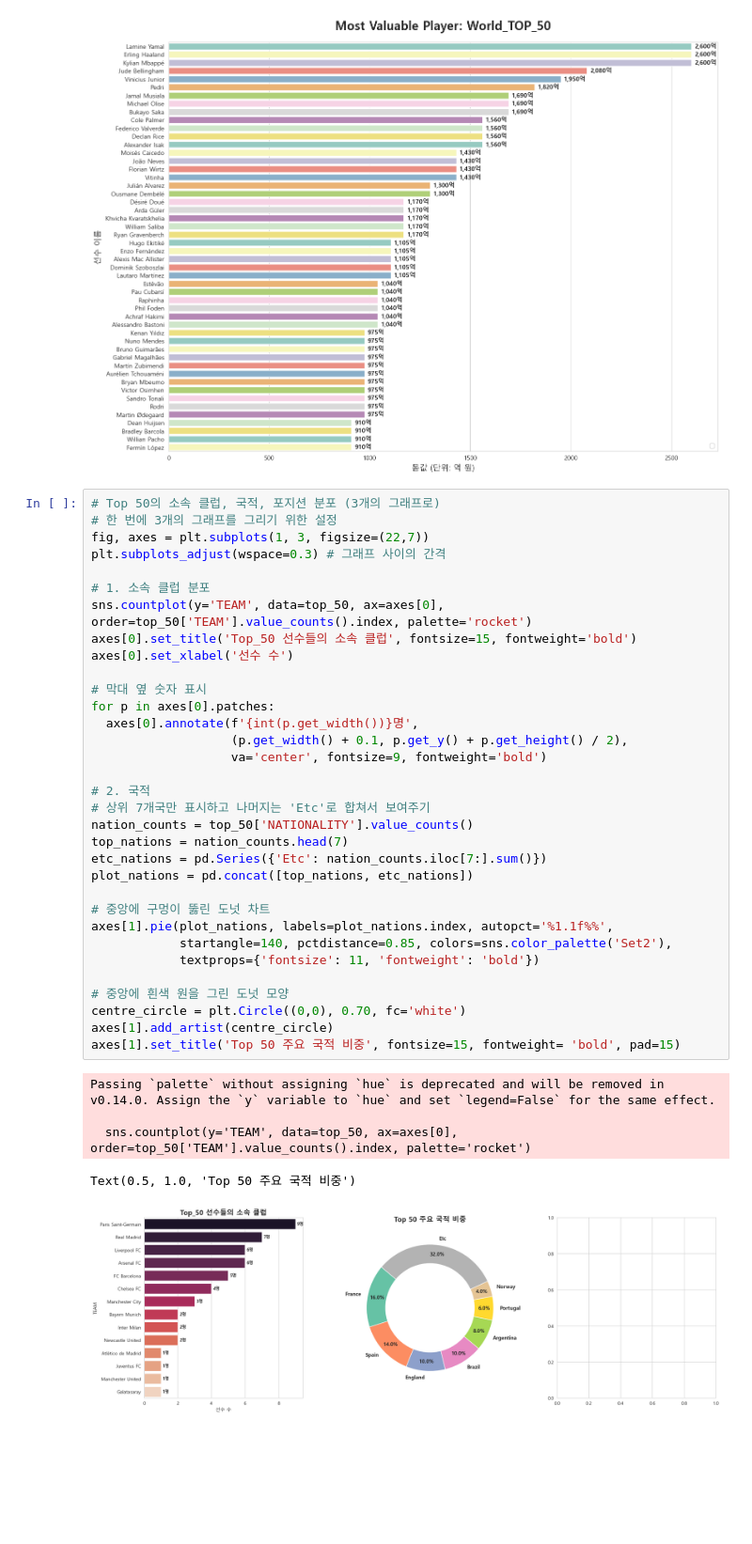
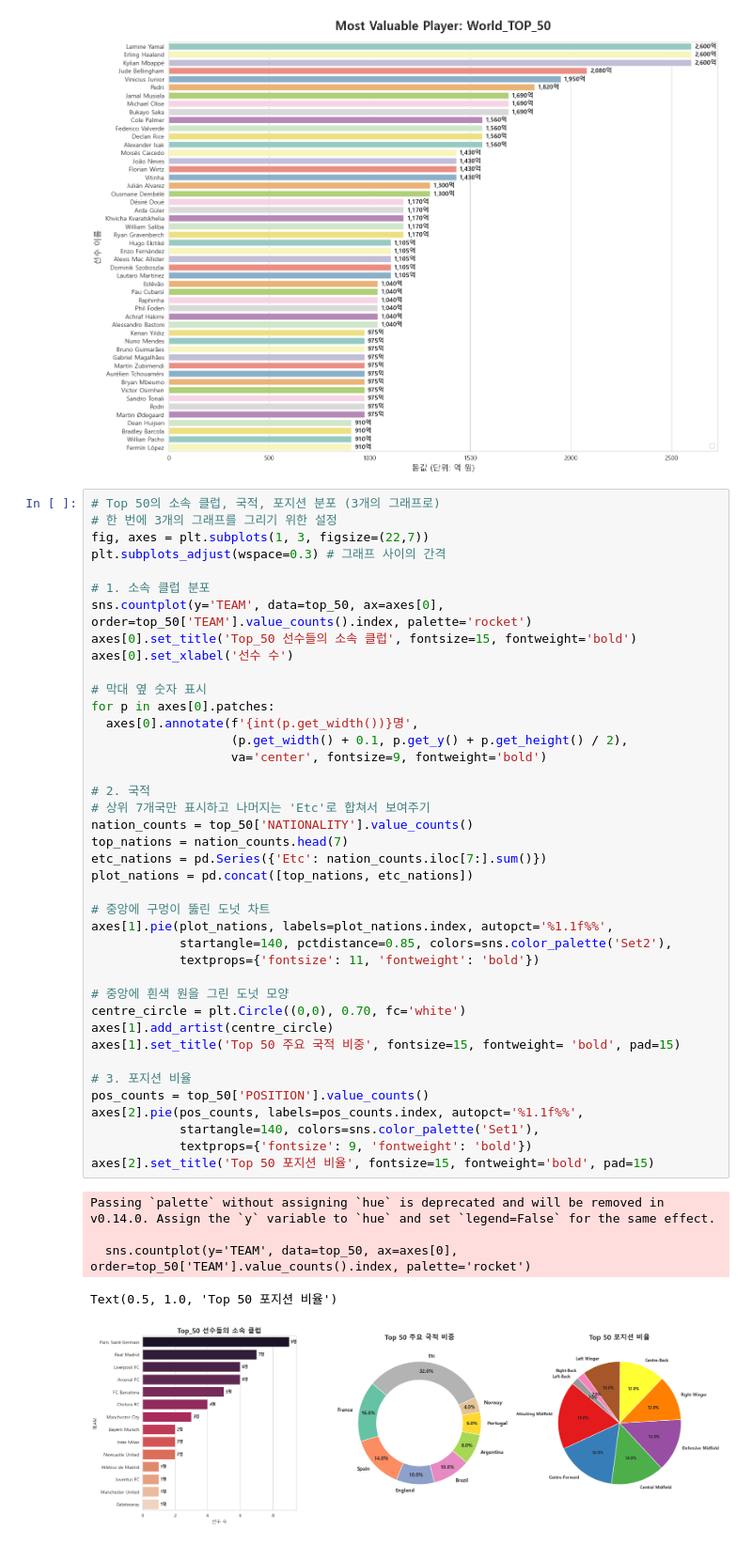
Before and after one commit to 0jyyyyy/Soccer_Lens, a Jupyter notebook: Transfermarkt-Value-Analysis(TVA)/World/world_tva_dashboard.ipynb, the cells around one changed output. Shown at 94% size. Drawn from its saved outputs; the diff is of its cells as text; blank space fills up the shorter version.

```diff
--- a/Transfermarkt-Value-Analysis(TVA)/World/world_tva_dashboard.ipynb
+++ b/Transfermarkt-Value-Analysis(TVA)/World/world_tva_dashboard.ipynb
@@ -99,32 +99,39 @@ plt.subplots_adjust(wspace=0.3) # 그래프 사이의 간격
 sns.countplot(y='TEAM', data=top_50, ax=axes[0], order=top_50['TEAM'].value_counts().index, palette='rocket')
 axes[0].set_title('Top_50 선수들의 소속 클럽', fontsize=15, fontweight='bold')
 axes[0].set_xlabel('선수 수')
 
 # 막대 옆 숫자 표시
 for p in axes[0].patches:
   axes[0].annotate(f'{int(p.get_width())}명',
                    (p.get_width() + 0.1, p.get_y() + p.get_height() / 2),
                    va='center', fontsize=9, fontweight='bold')
 
 # 2. 국적
 # 상위 7개국만 표시하고 나머지는 'Etc'로 합쳐서 보여주기
 nation_counts = top_50['NATIONALITY'].value_counts()
 top_nations = nation_counts.head(7)
 etc_nations = pd.Series({'Etc': nation_counts.iloc[7:].sum()})
 plot_nations = pd.concat([top_nations, etc_nations])
 
 # 중앙에 구멍이 뚫린 도넛 차트
 axes[1].pie(plot_nations, labels=plot_nations.index, autopct='%1.1f%%',
             startangle=140, pctdistance=0.85, colors=sns.color_palette('Set2'),
             textprops={'fontsize': 11, 'fontweight': 'bold'})
 
 # 중앙에 흰색 원을 그린 도넛 모양
 centre_circle = plt.Circle((0,0), 0.70, fc='white')
 axes[1].add_artist(centre_circle)
 axes[1].set_title('Top 50 주요 국적 비중', fontsize=15, fontweight= 'bold', pad=15)
+
+# 3. 포지션 비율
+pos_counts = top_50['POSITION'].value_counts()
+axes[2].pie(pos_counts, labels=pos_counts.index, autopct='%1.1f%%',
+            startangle=140, colors=sns.color_palette('Set1'),
+            textprops={'fontsize': 9, 'fontweight': 'bold'})
+axes[2].set_title('Top 50 포지션 비율', fontsize=15, fontweight='bold', pad=15)
 # %% [output]
 Passing `palette` without assigning `hue` is deprecated and will be removed in v0.14.0. Assign the `y` variable to `hue` and set `legend=False` for the same effect.
 
   sns.countplot(y='TEAM', data=top_50, ax=axes[0], order=top_50['TEAM'].value_counts().index, palette='rocket')
-Text(0.5, 1.0, 'Top 50 주요 국적 비중')
+Text(0.5, 1.0, 'Top 50 포지션 비율')
-[figure, old version]
+[figure, new version]
```
